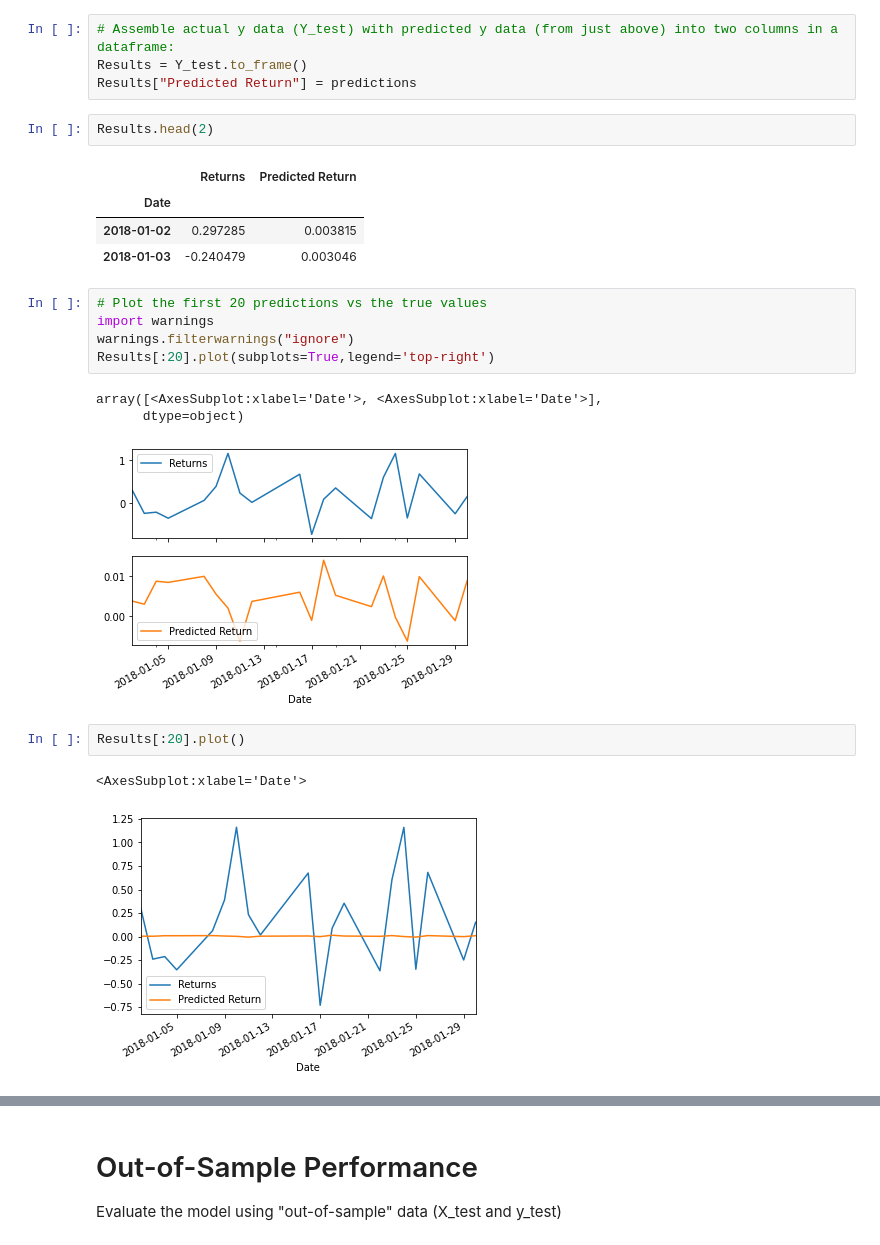
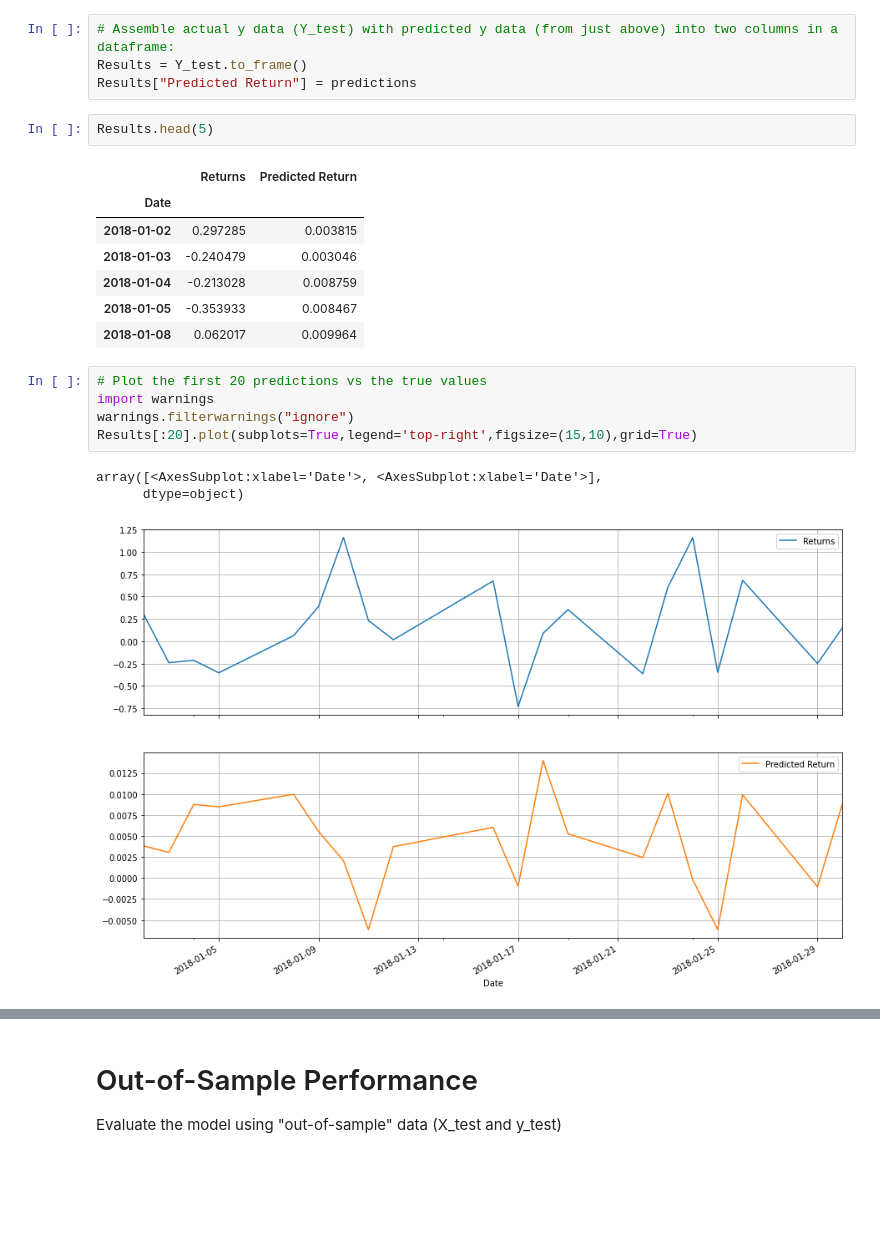
Before and after one commit to dreamscape08/time_series, a Jupyter notebook: Final_Version/regression_analysis.ipynb, the cells around one changed output, grey strips where cells are left out. Saved outputs shown, nothing was run; the diff lists cells and outputs as text; blank space fills up the shorter version.

```diff
--- a/Final_Version/regression_analysis.ipynb
+++ b/Final_Version/regression_analysis.ipynb
@@ -124,23 +145,21 @@ predictions = model.predict(X_test)
 Results = Y_test.to_frame()
 Results["Predicted Return"] = predictions
 # %%
-Results.head(2)
+Results.head(5)
 # %% [output]
 |  | Returns | Predicted Return |
 | Date |  |  |
 | 2018-01-02 | 0.297285 | 0.003815 |
 | 2018-01-03 | -0.240479 | 0.003046 |
+| 2018-01-04 | -0.213028 | 0.008759 |
+| 2018-01-05 | -0.353933 | 0.008467 |
+| 2018-01-08 | 0.062017 | 0.009964 |
 # %%
 # Plot the first 20 predictions vs the true values
 import warnings
 warnings.filterwarnings("ignore")
-Results[:20].plot(subplots=True,legend='top-right')
+Results[:20].plot(subplots=True,legend='top-right',figsize=(15,10),grid=True)
 # %% [output]
 array([<AxesSubplot:xlabel='Date'>, <AxesSubplot:xlabel='Date'>],
       dtype=object)
-[figure, old version]
+[figure, new version]
-# %%
-Results[:20].plot()
-# %% [output]
-<AxesSubplot:xlabel='Date'>
-[figure, removed]
```
Also changed, not shown: parts of 4 cells of this notebook, 17 other files.
